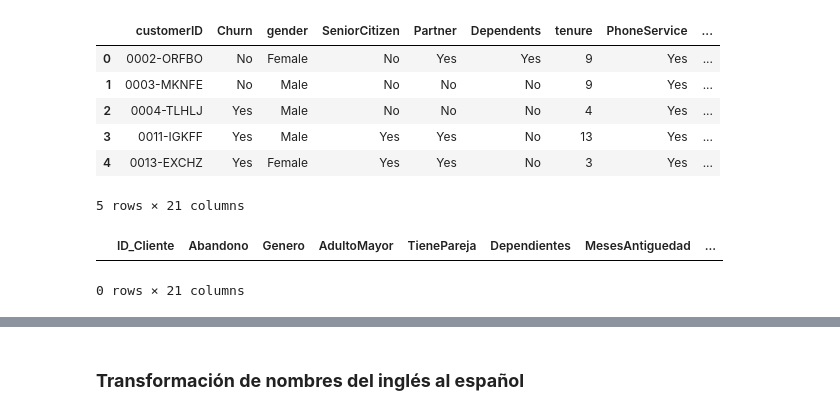
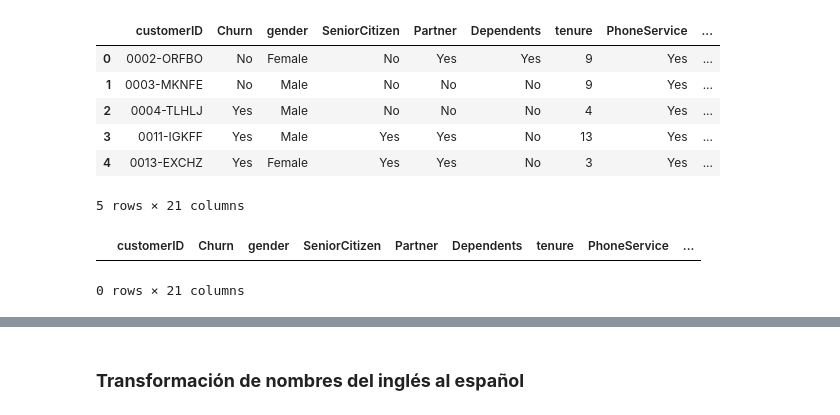
Before and after one commit to DanielRaiicHu/TelecomX, a Jupyter notebook: TelecomX.ipynb, the cells around one changed output, grey strips where cells are left out. Saved outputs shown, nothing was run; the diff lists cells and outputs as text; code cells hidden in the pictures.

```diff
--- a/TelecomX.ipynb
+++ b/TelecomX.ipynb
@@ -264,9 +264,9 @@ df.head()
 | 4 | 0013-EXCHZ | Yes | Female | Yes | Yes | No | 3 | Yes | ... |
 5 rows × 21 columns
 # %%
-df[df['Abandono'] == ''].head()
+df[df['Churn'] == ''].head()
 # %% [output]
-|  | ID_Cliente | Abandono | Genero | AdultoMayor | TienePareja | Dependientes | MesesAntiguedad | ... |
+|  | customerID | Churn | gender | SeniorCitizen | Partner | Dependents | tenure | PhoneService | ... |
 0 rows × 21 columns
 # %%
 df.info()
```
Also changed, not shown: parts of 13 cells of this notebook.
